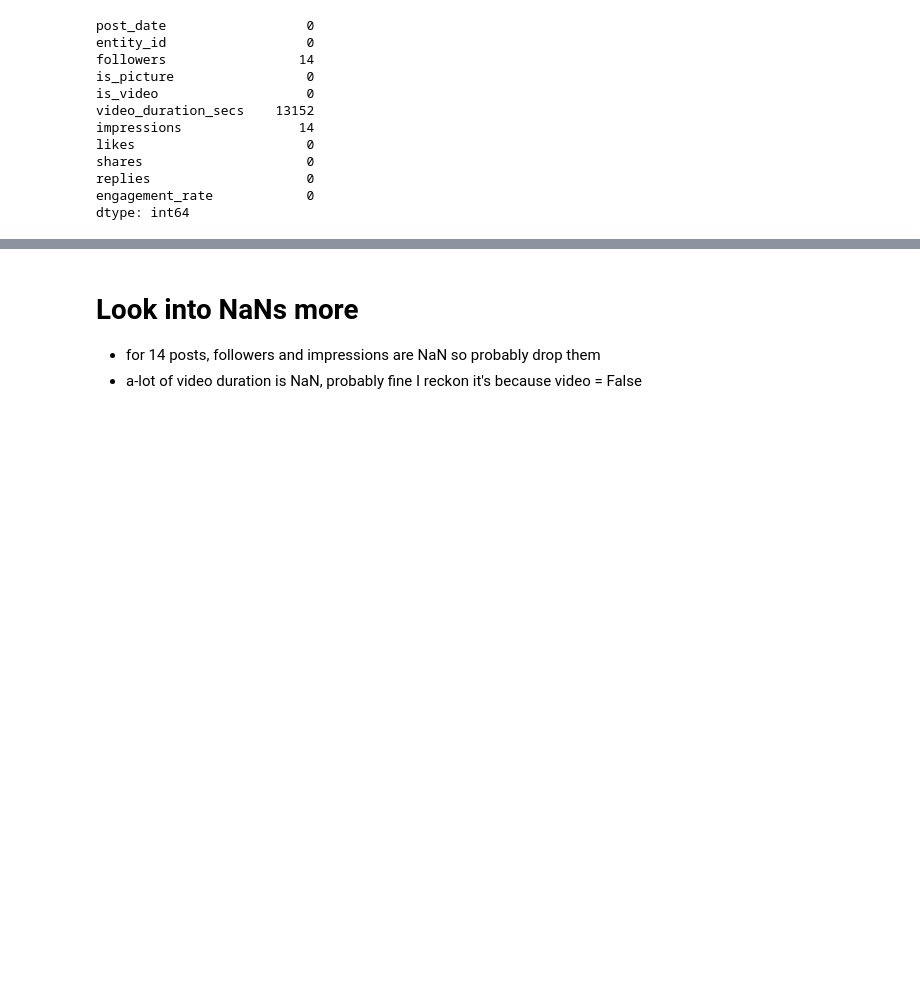
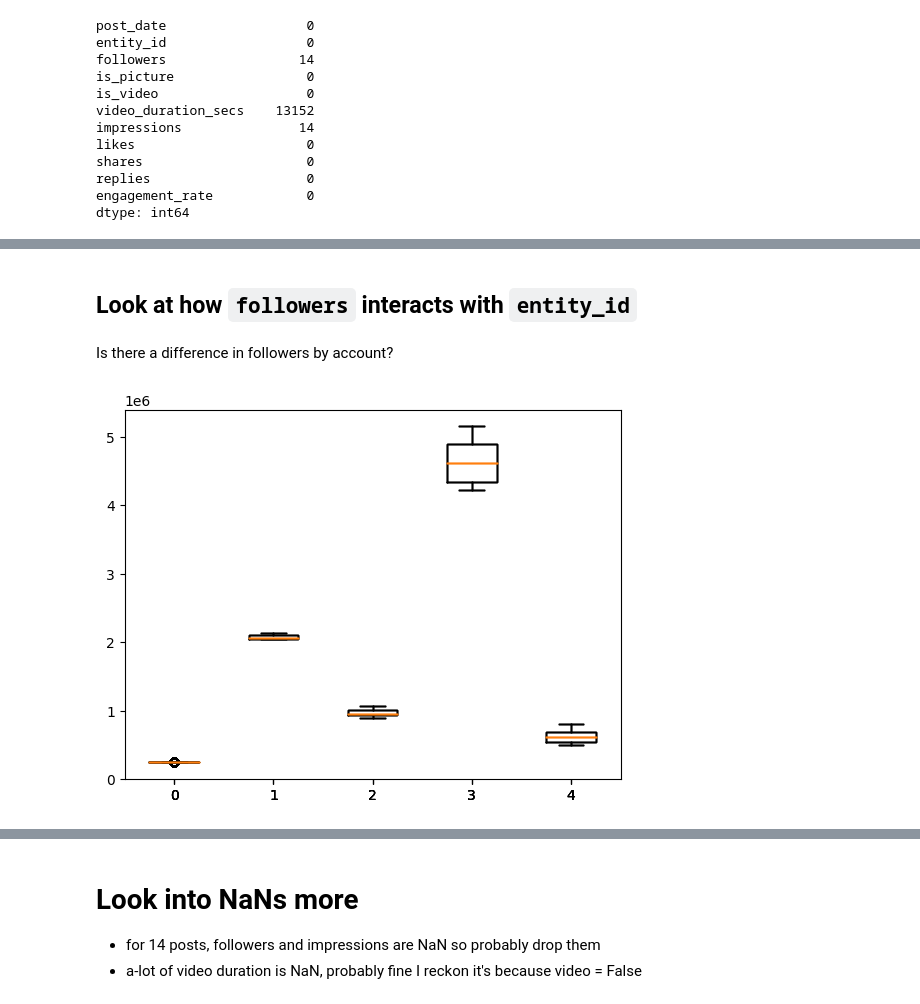
Before and after one commit to allan-gon/eg_thing, a Jupyter notebook: src/eda.ipynb, the cells around one changed output, grey strips where cells are left out. Drawn from its saved outputs; the diff is of its cells as text; code cells hidden in the pictures; blank space fills up the shorter version.

```diff
--- a/src/eda.ipynb
+++ b/src/eda.ipynb
@@ -72,0 +132,13 @@ df[df.followers.isnull()]
+# %% [markdown]
+## Look at how `followers` interacts with `entity_id`
+# %% [markdown]
+Is there a difference in followers by account?
+# %%
+followers_by_account = []
+for account in df["entity_id"].unique():
+    temp = df[df["entity_id"] == account].dropna(subset=["followers"]).copy()
+    followers_by_account.append(temp["followers"])
+plt.boxplot(followers_by_account, labels=range(0, 5))
+plt.show()
+# %% [output]
+[figure, added]
```
Also changed, not shown: parts of 37 cells of this notebook, 2 other files.
